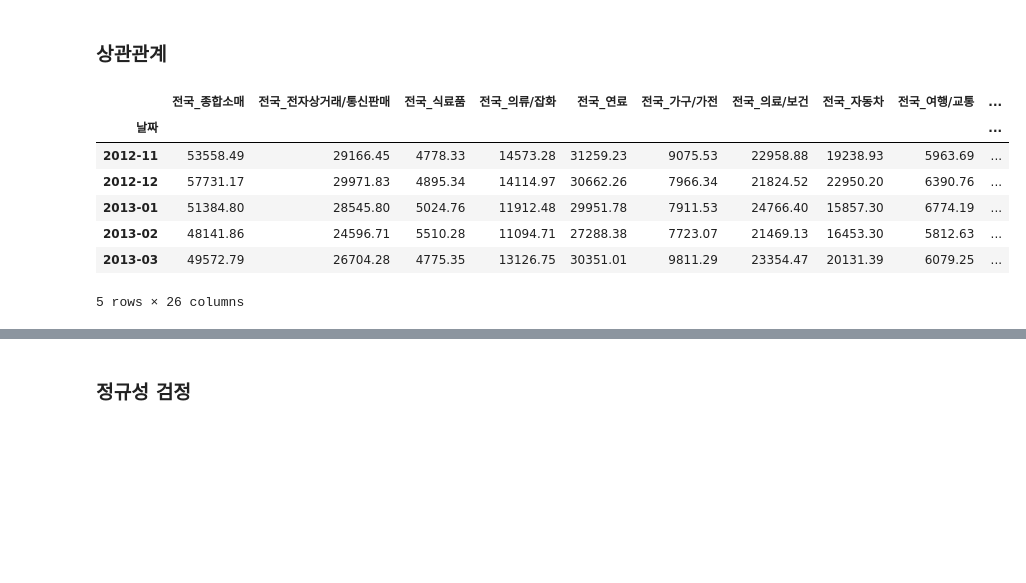
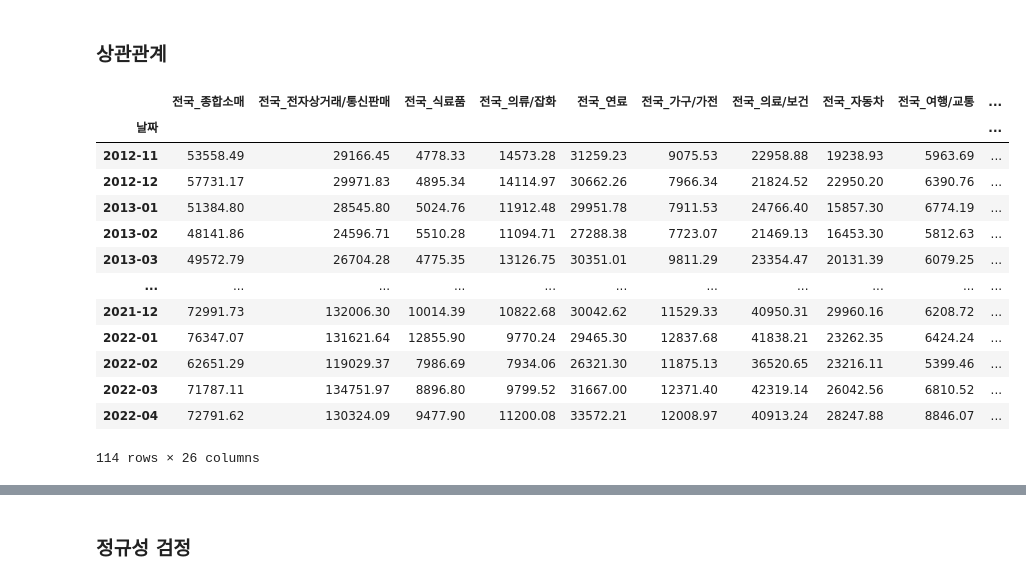
Before and after one commit to KJH3024/test, a Jupyter notebook: 프로젝트1/전국_카드.ipynb, the cells around one changed output, grey strips where cells are left out. Saved outputs shown, nothing was run; the diff lists cells and outputs as text; code cells hidden in the pictures; blank space fills up the shorter version.

```diff
--- a/프로젝트1/전국_카드.ipynb
+++ b/프로젝트1/전국_카드.ipynb
@@ -273,19 +259,25 @@ socell_df = socell_df.iloc[:-28]
 # %%
 # 사용할 컬럼 불러오기
 
 total_df = df_t
 total_df = pd.DataFrame(total_df)
 total_df = pd.merge(total_df,total_csi, how='left', left_index=True, right_index=True)
-total_df.head()
+total_df
 # %% [output]
 |  | 전국_종합소매 | 전국_전자상거래/통신판매 | 전국_식료품 | 전국_의류/잡화 | 전국_연료 | 전국_가구/가전 | 전국_의료/보건 | 전국_자동차 | 전국_여행/교통 | ... |
 | 날짜 |  |  |  |  |  |  |  |  |  | ... |
 | 2012-11 | 53558.49 | 29166.45 | 4778.33 | 14573.28 | 31259.23 | 9075.53 | 22958.88 | 19238.93 | 5963.69 | ... |
 | 2012-12 | 57731.17 | 29971.83 | 4895.34 | 14114.97 | 30662.26 | 7966.34 | 21824.52 | 22950.20 | 6390.76 | ... |
 | 2013-01 | 51384.80 | 28545.80 | 5024.76 | 11912.48 | 29951.78 | 7911.53 | 24766.40 | 15857.30 | 6774.19 | ... |
 | 2013-02 | 48141.86 | 24596.71 | 5510.28 | 11094.71 | 27288.38 | 7723.07 | 21469.13 | 16453.30 | 5812.63 | ... |
 | 2013-03 | 49572.79 | 26704.28 | 4775.35 | 13126.75 | 30351.01 | 9811.29 | 23354.47 | 20131.39 | 6079.25 | ... |
+| ... | ... | ... | ... | ... | ... | ... | ... | ... | ... | ... |
+| 2021-12 | 72991.73 | 132006.30 | 10014.39 | 10822.68 | 30042.62 | 11529.33 | 40950.31 | 29960.16 | 6208.72 | ... |
+| 2022-01 | 76347.07 | 131621.64 | 12855.90 | 9770.24 | 29465.30 | 12837.68 | 41838.21 | 23262.35 | 6424.24 | ... |
+| 2022-02 | 62651.29 | 119029.37 | 7986.69 | 7934.06 | 26321.30 | 11875.13 | 36520.65 | 23216.11 | 5399.46 | ... |
+| 2022-03 | 71787.11 | 134751.97 | 8896.80 | 9799.52 | 31667.00 | 12371.40 | 42319.14 | 26042.56 | 6810.52 | ... |
+| 2022-04 | 72791.62 | 130324.09 | 9477.90 | 11200.08 | 33572.21 | 12008.97 | 40913.24 | 28247.88 | 8846.07 | ... |
-5 rows × 26 columns
+114 rows × 26 columns
 # %%
 # 컬럼별 등락률 계산
 
```
Also changed, not shown: parts of 9 cells of this notebook.
